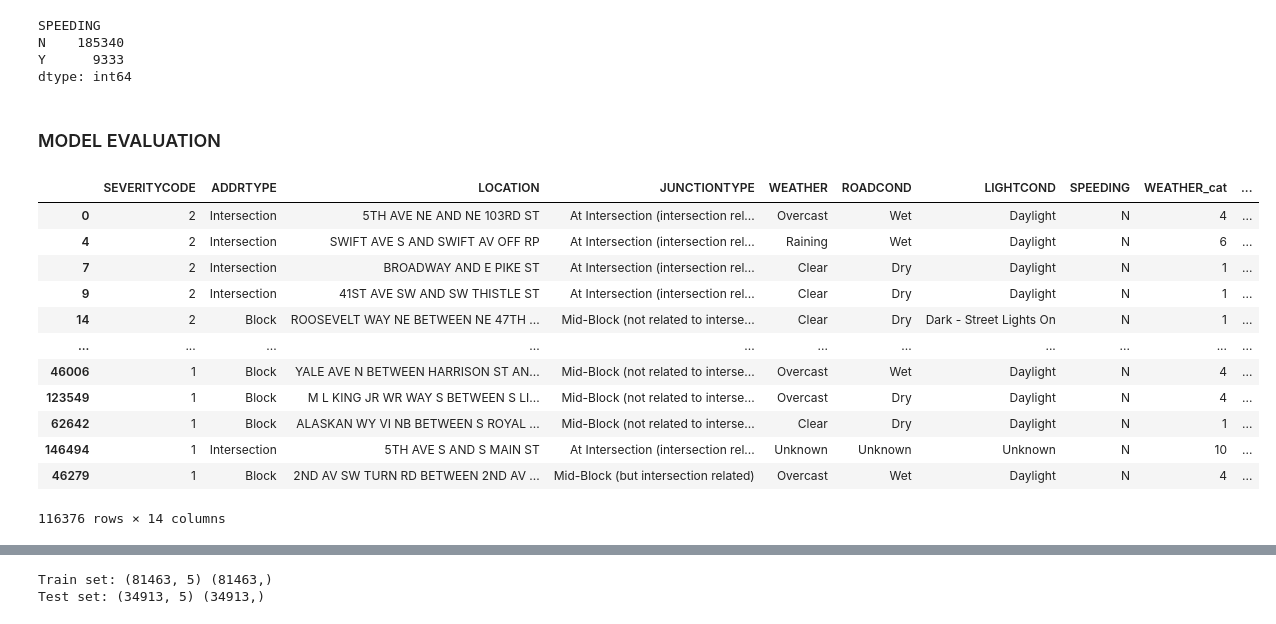
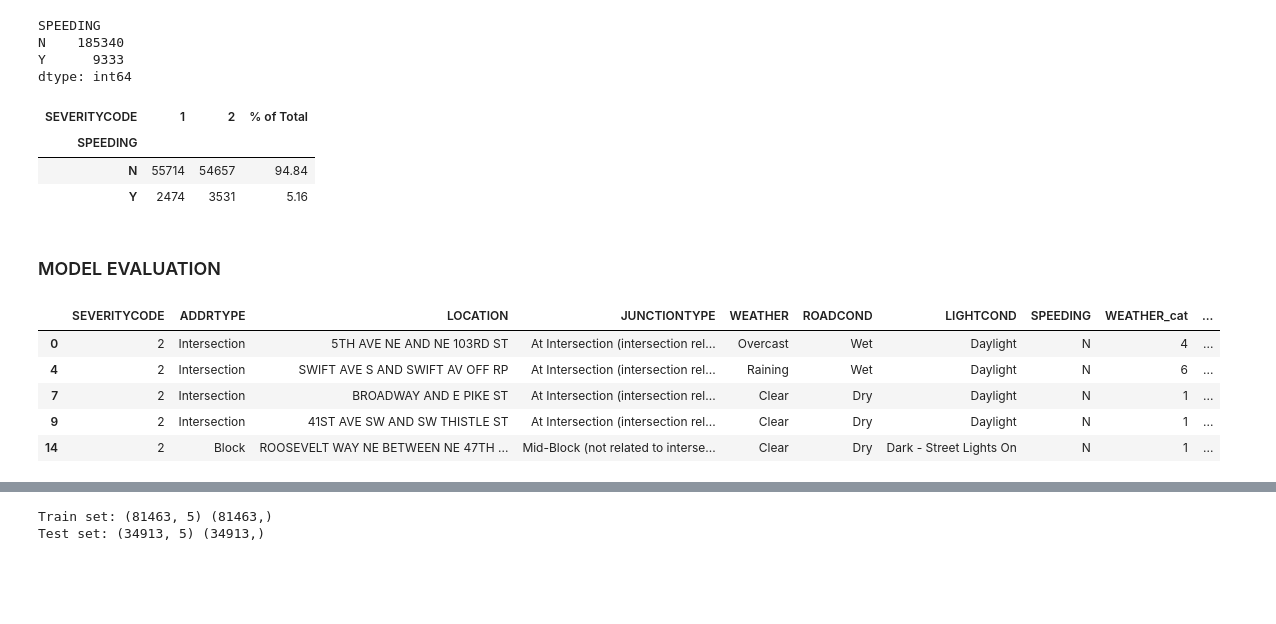
Before and after one commit to AshmitaP/Coursera_Capstone, a Jupyter notebook: Capstone_Project Car_Accident_Severity.ipynb, the cells around one changed output, grey strips where cells are left out. Cells and saved outputs as stored; diff of their text form; code cells hidden in the pictures; blank space fills up the shorter version.

```diff
--- a/Capstone_Project Car_Accident_Severity.ipynb
+++ b/Capstone_Project Car_Accident_Severity.ipynb
@@ -252,6 +498,22 @@ SPEEDING
 N    185340
 Y      9333
 dtype: int64
+# %%
+#to find most common light condition during car accidents and the corresponding severity code of accidents
+df_group_s= df_acc.groupby(['SEVERITYCODE','SPEEDING']).size()
+df_group_s=pd.DataFrame(df_group_s)
+table_s = pd.pivot_table(df_group_s, values=0, index=['SPEEDING'], columns=['SEVERITYCODE'], aggfunc=np.sum, fill_value=0)
+
+table_s['% of Total']=table_s.sum(axis=1)
+Total_s=table_s['% of Total'].sum(axis=0)
+table_s['% of Total']=round((table_s['% of Total']/Total_s)*100,2)
+table_s = table_s.reindex(table_s.sort_values(by='% of Total', ascending=False).index)
+table_s.head(5)
+# %% [output]
+| SEVERITYCODE | 1 | 2 | % of Total |
+| SPEEDING |  |  |  |
+| N | 55714 | 54657 | 94.84 |
+| Y | 2474 | 3531 | 5.16 |
 # %% [markdown]
 
 
@@ -261,41 +523,34 @@ dtype: int64
 
 from sklearn import preprocessing
 
 label_encoder = preprocessing.LabelEncoder()
 df_acc['WEATHER']=df_acc['WEATHER'].astype('str')
 df_acc['WEATHER_cat']= label_encoder.fit_transform(df_acc['WEATHER'])
 
 df_acc['ADDRTYPE']=df_acc['ADDRTYPE'].astype('str')
 df_acc['ADDRTYPE_cat']= label_encoder.fit_transform(df_acc['ADDRTYPE'])
 
 df_acc['JUNCTIONTYPE']=df_acc['JUNCTIONTYPE'].astype('str')
 df_acc['JUNCTIONTYPE_cat']= label_encoder.fit_transform(df_acc['JUNCTIONTYPE'])
 
 df_acc['ROADCOND']=df_acc['ROADCOND'].astype('str')
 df_acc['ROADCOND_cat']= label_encoder.fit_transform(df_acc['ROADCOND'])
 
 df_acc['LIGHTCOND']=df_acc['LIGHTCOND'].astype('str')
 df_acc['LIGHTCOND_cat']= label_encoder.fit_transform(df_acc['LIGHTCOND'])
 
 
 df_acc['SPEEDING']=df_acc['SPEEDING'].astype('str')
 df_acc['SPEEDING_cat']= label_encoder.fit_transform(df_acc['SPEEDING'])
 
-df_acc
+df_acc.head()
 # %% [output]
 |  | SEVERITYCODE | ADDRTYPE | LOCATION | JUNCTIONTYPE | WEATHER | ROADCOND | LIGHTCOND | SPEEDING | WEATHER_cat | ... |
 | 0 | 2 | Intersection | 5TH AVE NE AND NE 103RD ST | At Intersection (intersection rel... | Overcast | Wet | Daylight | N | 4 | ... |
 | 4 | 2 | Intersection | SWIFT AVE S AND SWIFT AV OFF RP | At Intersection (intersection rel... | Raining | Wet | Daylight | N | 6 | ... |
 | 7 | 2 | Intersection | BROADWAY AND E PIKE ST | At Intersection (intersection rel... | Clear | Dry | Daylight | N | 1 | ... |
 | 9 | 2 | Intersection | 41ST AVE SW AND SW THISTLE ST | At Intersection (intersection rel... | Clear | Dry | Daylight | N | 1 | ... |
 | 14 | 2 | Block | ROOSEVELT WAY NE BETWEEN NE 47TH ... | Mid-Block (not related to interse... | Clear | Dry | Dark - Street Lights On | N | 1 | ... |
-| ... | ... | ... | ... | ... | ... | ... | ... | ... | ... | ... |
-| 46006 | 1 | Block | YALE AVE N BETWEEN HARRISON ST AN... | Mid-Block (not related to interse... | Overcast | Wet | Daylight | N | 4 | ... |
-| 123549 | 1 | Block | M L KING JR WR WAY S BETWEEN S LI... | Mid-Block (not related to interse... | Overcast | Dry | Daylight | N | 4 | ... |
-| 62642 | 1 | Block | ALASKAN WY VI NB BETWEEN S ROYAL ... | Mid-Block (not related to interse... | Clear | Dry | Daylight | N | 1 | ... |
-| 146494 | 1 | Intersection | 5TH AVE S AND S MAIN ST | At Intersection (intersection rel... | Unknown | Unknown | Unknown | N | 10 | ... |
-| 46279 | 1 | Block | 2ND AV SW TURN RD BETWEEN 2ND AV ... | Mid-Block (but intersection related) | Overcast | Wet | Daylight | N | 4 | ... |
-116376 rows × 14 columns
 # %%
 #initialization
 x= df_acc[['WEATHER_cat','ROADCOND_cat','LIGHTCOND_cat','SPEEDING_cat','JUNCTIONTYPE_cat']]
```
Also changed, not shown: parts of 36 cells of this notebook.
